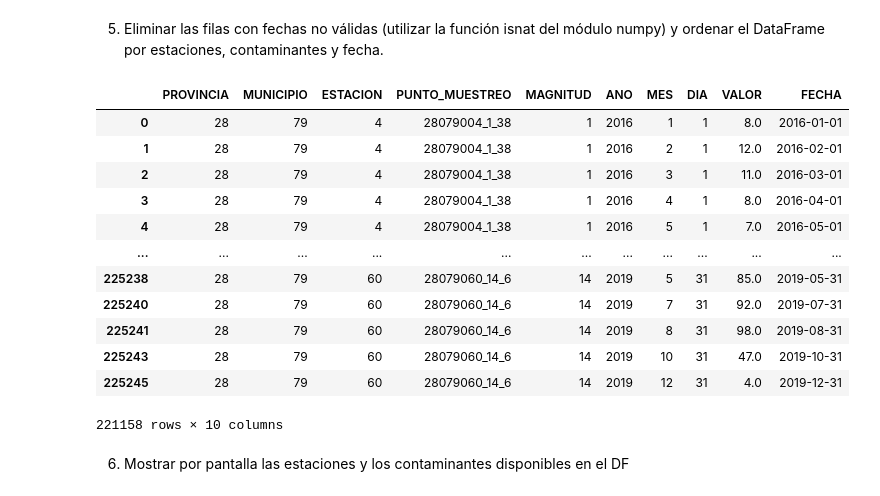
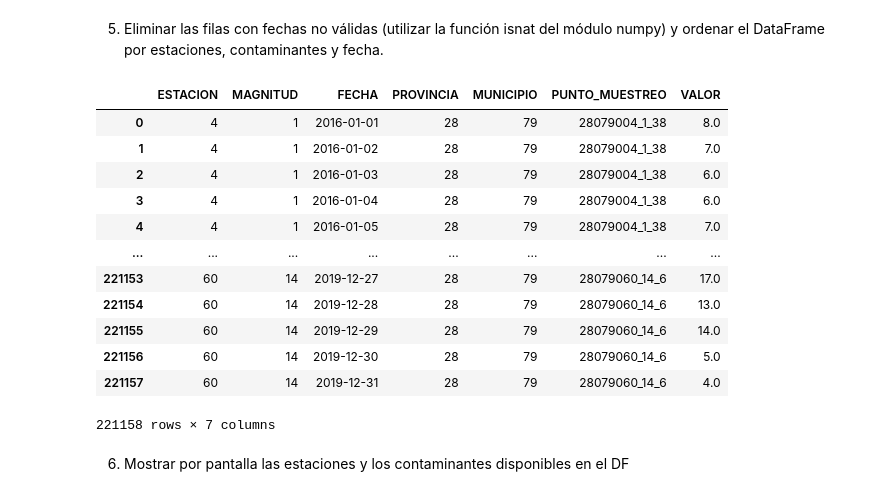
Before and after one commit to aguustingc/PROYECTO-FINAL, a Jupyter notebook: proyecto_1_8.ipynb, the cells around one changed output. Cells and saved outputs as stored; diff of their text form; code cells hidden in the pictures.

```diff
--- a/proyecto_1_8.ipynb
+++ b/proyecto_1_8.ipynb
@@ -120,24 +120,28 @@ dfDate
 225246 rows × 10 columns
 # %% [markdown]
 5. Eliminar las filas con fechas no válidas (utilizar la función isnat del módulo numpy) y ordenar el DataFrame por estaciones, contaminantes y fecha.
-# %%
-dfDate1 = dfDate.dropna()
-#dfDate[dfDate.FECHA.notnull()]
-dfDate1
-# %% [output]
-|  | PROVINCIA | MUNICIPIO | ESTACION | PUNTO_MUESTREO | MAGNITUD | ANO | MES | DIA | VALOR | FECHA |
-| 0 | 28 | 79 | 4 | 28079004_1_38 | 1 | 2016 | 1 | 1 | 8.0 | 2016-01-01 |
-| 1 | 28 | 79 | 4 | 28079004_1_38 | 1 | 2016 | 2 | 1 | 12.0 | 2016-02-01 |
-| 2 | 28 | 79 | 4 | 28079004_1_38 | 1 | 2016 | 3 | 1 | 11.0 | 2016-03-01 |
-| 3 | 28 | 79 | 4 | 28079004_1_38 | 1 | 2016 | 4 | 1 | 8.0 | 2016-04-01 |
-| 4 | 28 | 79 | 4 | 28079004_1_38 | 1 | 2016 | 5 | 1 | 7.0 | 2016-05-01 |
-| ... | ... | ... | ... | ... | ... | ... | ... | ... | ... | ... |
-| 225238 | 28 | 79 | 60 | 28079060_14_6 | 14 | 2019 | 5 | 31 | 85.0 | 2019-05-31 |
-| 225240 | 28 | 79 | 60 | 28079060_14_6 | 14 | 2019 | 7 | 31 | 92.0 | 2019-07-31 |
-| 225241 | 28 | 79 | 60 | 28079060_14_6 | 14 | 2019 | 8 | 31 | 98.0 | 2019-08-31 |
-| 225243 | 28 | 79 | 60 | 28079060_14_6 | 14 | 2019 | 10 | 31 | 47.0 | 2019-10-31 |
-| 225245 | 28 | 79 | 60 | 28079060_14_6 | 14 | 2019 | 12 | 31 | 4.0 | 2019-12-31 |
-221158 rows × 10 columns
+# %%
+dfDate1 = dfDate.dropna()
+#dfDate[dfDate.FECHA.notnull()]
+
+dfDate1.sort_values(["ESTACION","MAGNITUD","FECHA","VALOR"], ascending=True, inplace=True)
+dfDate1 = dfDate1.loc[:,["ESTACION","MAGNITUD","FECHA","PROVINCIA","MUNICIPIO","PUNTO_MUESTREO","VALOR"]]
+dfDate1.reset_index(drop=True, inplace=True)
+dfDate1
+# %% [output]
+|  | ESTACION | MAGNITUD | FECHA | PROVINCIA | MUNICIPIO | PUNTO_MUESTREO | VALOR |
+| 0 | 4 | 1 | 2016-01-01 | 28 | 79 | 28079004_1_38 | 8.0 |
+| 1 | 4 | 1 | 2016-01-02 | 28 | 79 | 28079004_1_38 | 7.0 |
+| 2 | 4 | 1 | 2016-01-03 | 28 | 79 | 28079004_1_38 | 6.0 |
+| 3 | 4 | 1 | 2016-01-04 | 28 | 79 | 28079004_1_38 | 6.0 |
+| 4 | 4 | 1 | 2016-01-05 | 28 | 79 | 28079004_1_38 | 7.0 |
+| ... | ... | ... | ... | ... | ... | ... | ... |
+| 221153 | 60 | 14 | 2019-12-27 | 28 | 79 | 28079060_14_6 | 17.0 |
+| 221154 | 60 | 14 | 2019-12-28 | 28 | 79 | 28079060_14_6 | 13.0 |
+| 221155 | 60 | 14 | 2019-12-29 | 28 | 79 | 28079060_14_6 | 14.0 |
+| 221156 | 60 | 14 | 2019-12-30 | 28 | 79 | 28079060_14_6 | 5.0 |
+| 221157 | 60 | 14 | 2019-12-31 | 28 | 79 | 28079060_14_6 | 4.0 |
+221158 rows × 7 columns
 # %% [markdown]
 6. Mostrar por pantalla las estaciones y los contaminantes disponibles en el DF
 # %%
```
Also changed, not shown: parts of 2 cells of this notebook.
